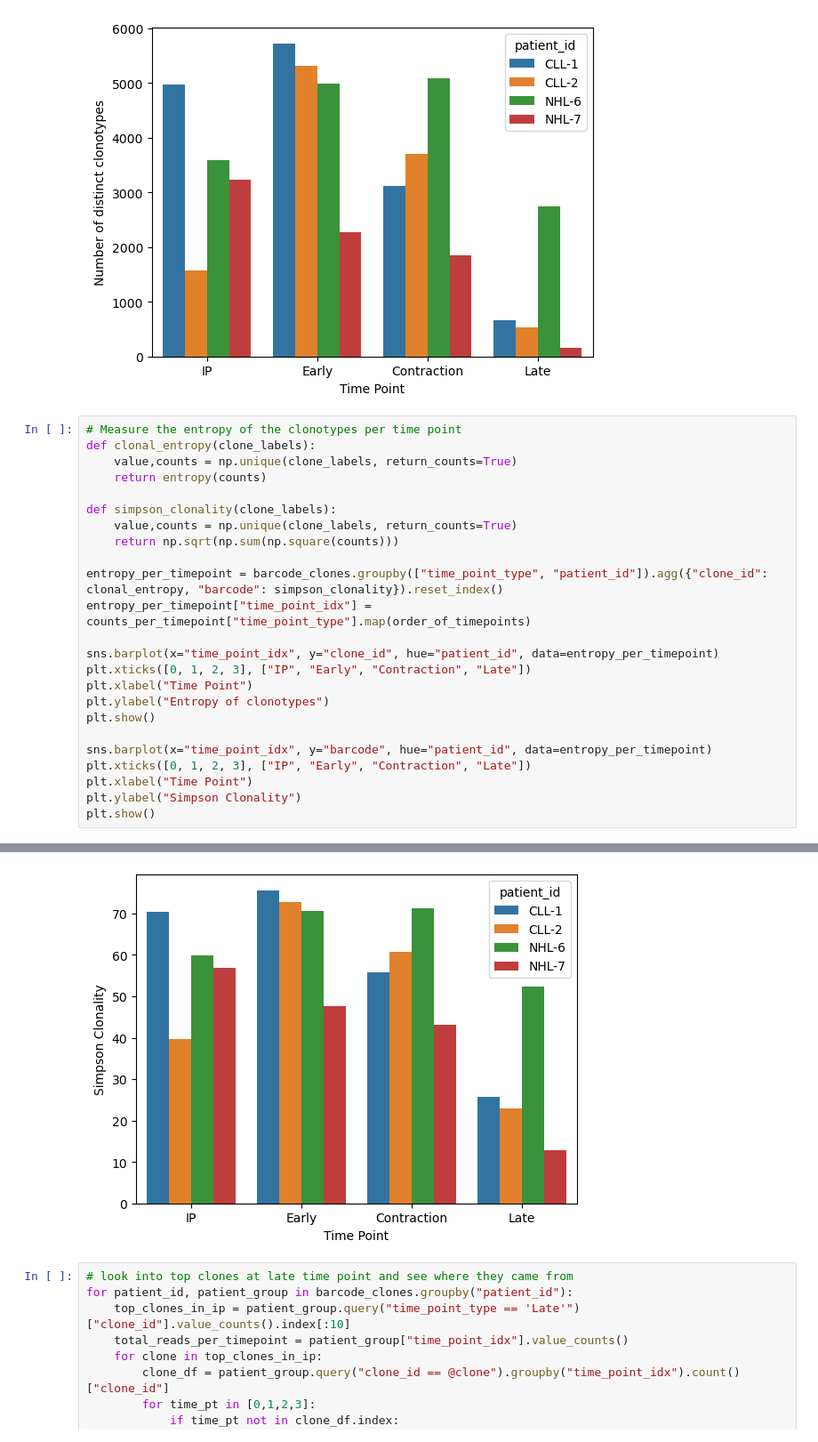
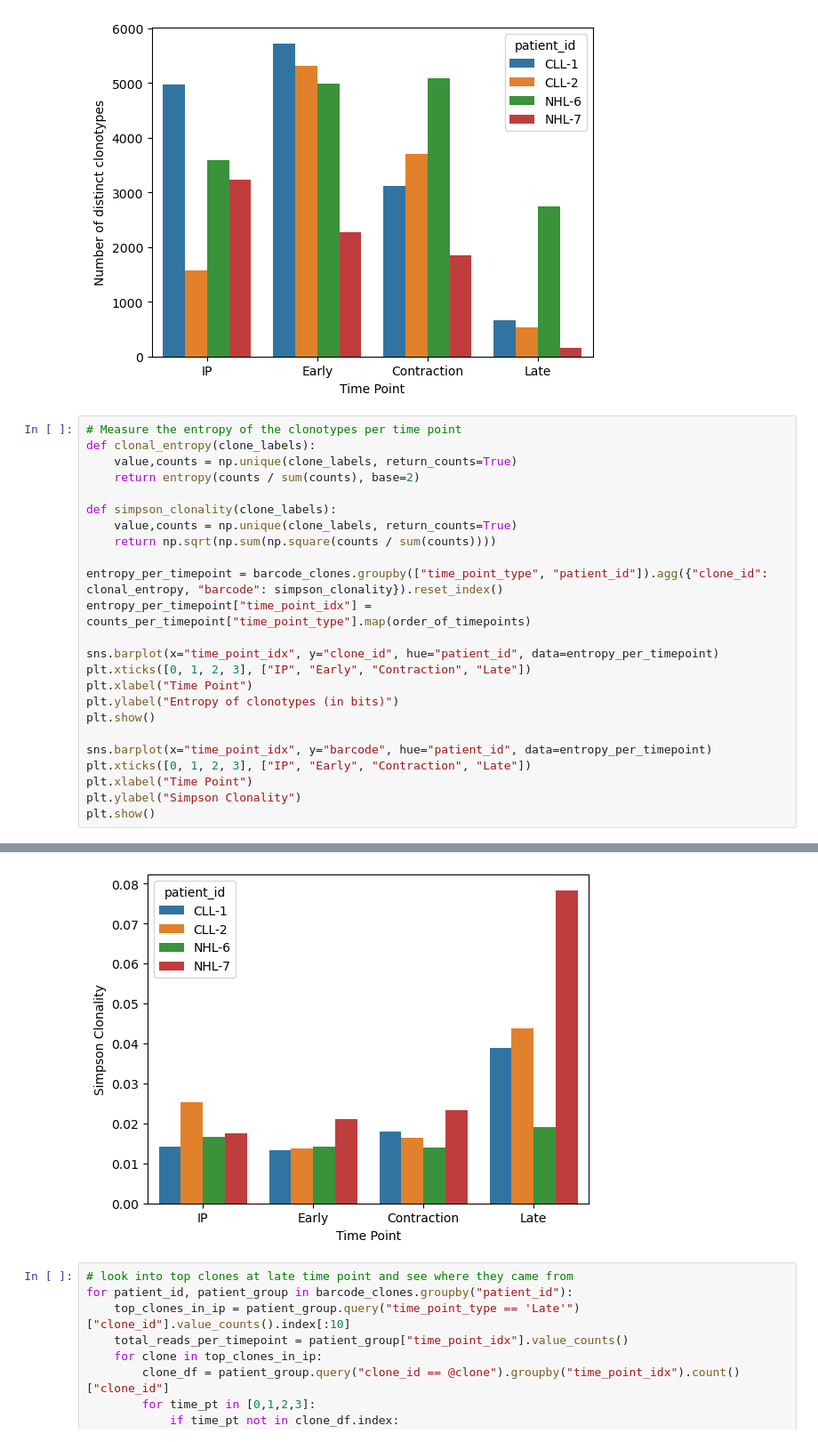
Before and after one commit to ElanaPearl/CAR_T_clonal_kinetics, a Jupyter notebook: tcr_clonality.ipynb, the cells around one changed output, grey strips where cells are left out. Shown at 89% size. Drawn from its saved outputs; the diff is of its cells as text.

```diff
--- a/tcr_clonality.ipynb
+++ b/tcr_clonality.ipynb
@@ -27,11 +27,11 @@ plt.show()
 # Measure the entropy of the clonotypes per time point
 def clonal_entropy(clone_labels):
     value,counts = np.unique(clone_labels, return_counts=True)
-    return entropy(counts)
+    return entropy(counts / sum(counts), base=2)
 
 def simpson_clonality(clone_labels):
     value,counts = np.unique(clone_labels, return_counts=True)
-    return np.sqrt(np.sum(np.square(counts)))
+    return np.sqrt(np.sum(np.square(counts / sum(counts))))
 
 entropy_per_timepoint = barcode_clones.groupby(["time_point_type", "patient_id"]).agg({"clone_id": clonal_entropy, "barcode": simpson_clonality}).reset_index()
 entropy_per_timepoint["time_point_idx"] = counts_per_timepoint["time_point_type"].map(order_of_timepoints)
@@ -39,7 +39,7 @@ entropy_per_timepoint["time_point_idx"] = counts_per_timepoint["time_point_type"
 sns.barplot(x="time_point_idx", y="clone_id", hue="patient_id", data=entropy_per_timepoint)
 plt.xticks([0, 1, 2, 3], ["IP", "Early", "Contraction", "Late"])
 plt.xlabel("Time Point")
-plt.ylabel("Entropy of clonotypes")
+plt.ylabel("Entropy of clonotypes (in bits)")
 plt.show()
 
 sns.barplot(x="time_point_idx", y="barcode", hue="patient_id", data=entropy_per_timepoint)
@@ -52,4 +52,4 @@ plt.show()
-[figure, old version]
+[figure, new version]
 # %%
 # look into top clones at late time point and see where they came from
 for patient_id, patient_group in barcode_clones.groupby("patient_id"):
```
Also changed, not shown: parts of 3 cells of this notebook.
